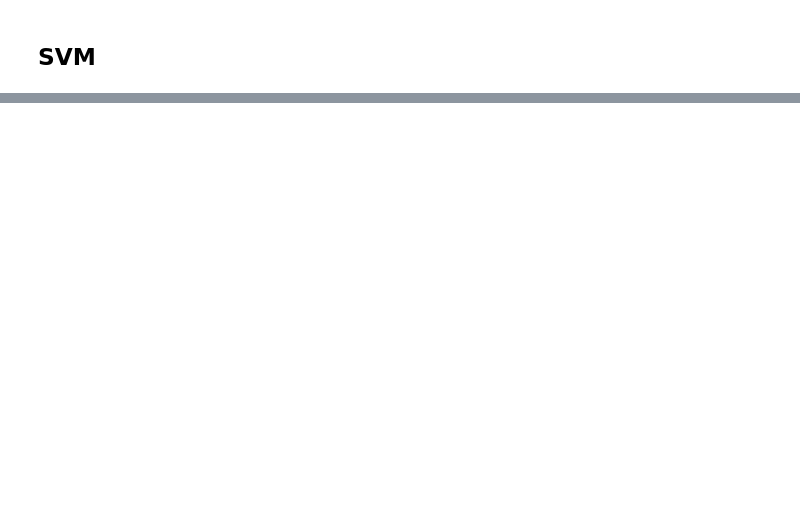
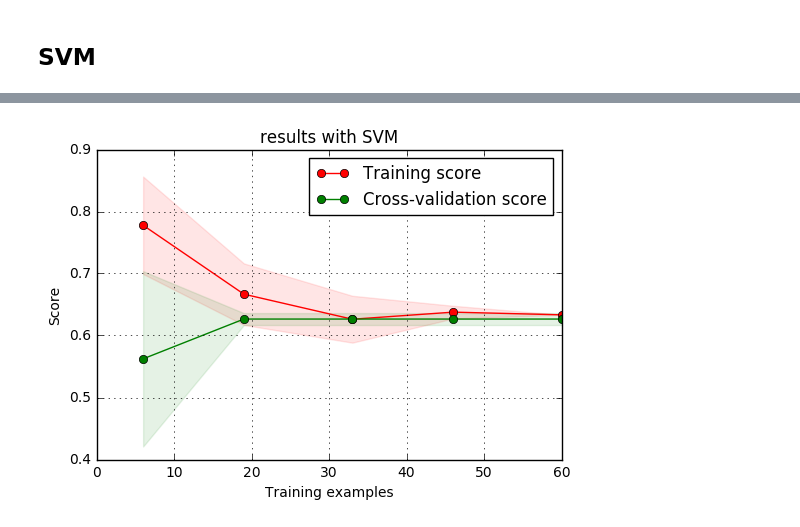
Before and after one commit to Gronlaen/swiss-ice-hockey-playoffs-prediction, a Jupyter notebook: ML.ipynb, the cells around one changed output, grey strips where cells are left out. Cells and saved outputs as stored; diff of their text form; code cells hidden in the pictures; blank space fills up the shorter version.

```diff
--- a/ML.ipynb
+++ b/ML.ipynb
@@ -292,7 +270,7 @@ param_grid = {
     'degree': [3, 4, 5],
     'gamma': np.logspace(-3, 2, 6)
 }
-cv_svm = GridSearchCV(svm_model, param_grid, scoring='roc_auc', n_jobs=1, cv=5, verbose=2)
-cv_svm.fit(X_norm, y)
+cv_svm = GridSearchCV(svm_model, param_grid, scoring='roc_auc', n_jobs=1, cv=5, verbose=1)
+cv_svm.fit(X_train_norm, y_train)
 # %% [output]
 Fitting 5 folds for each of 360 candidates, totalling 1800 fits
@@ -349,0 +294,5 @@ with parameters:  {'kernel': 'sigmoid', 'C': 10.0, 'gamma': 0.10000000000000001,
+# %%
+best_svm = cv_svm.best_estimator_
+plot_learning_curve(best_svm, 'results with SVM', X_train_norm, y_train, scoring='accuracy');
+# %% [output]
+[figure, added]
```
Also changed, not shown: parts of 27 cells of this notebook.
